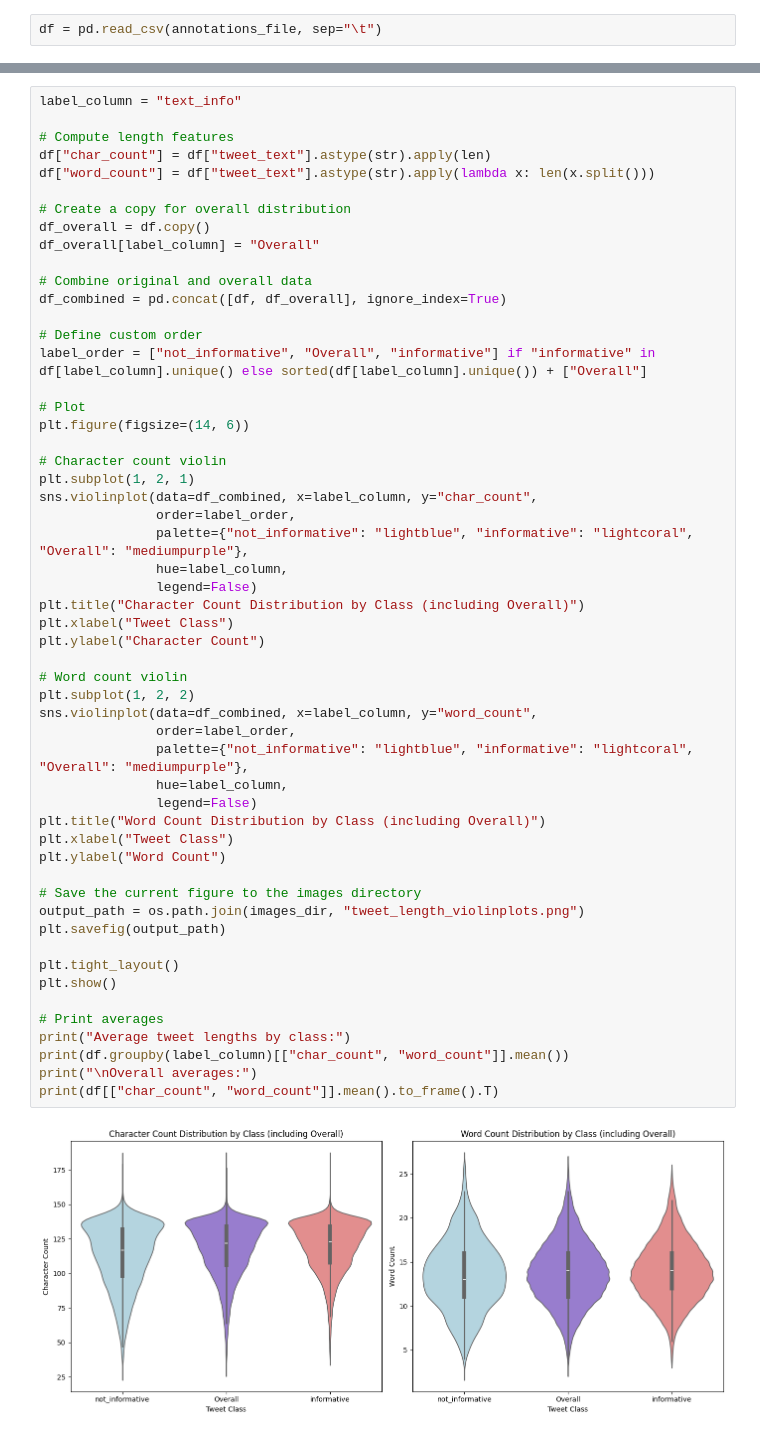
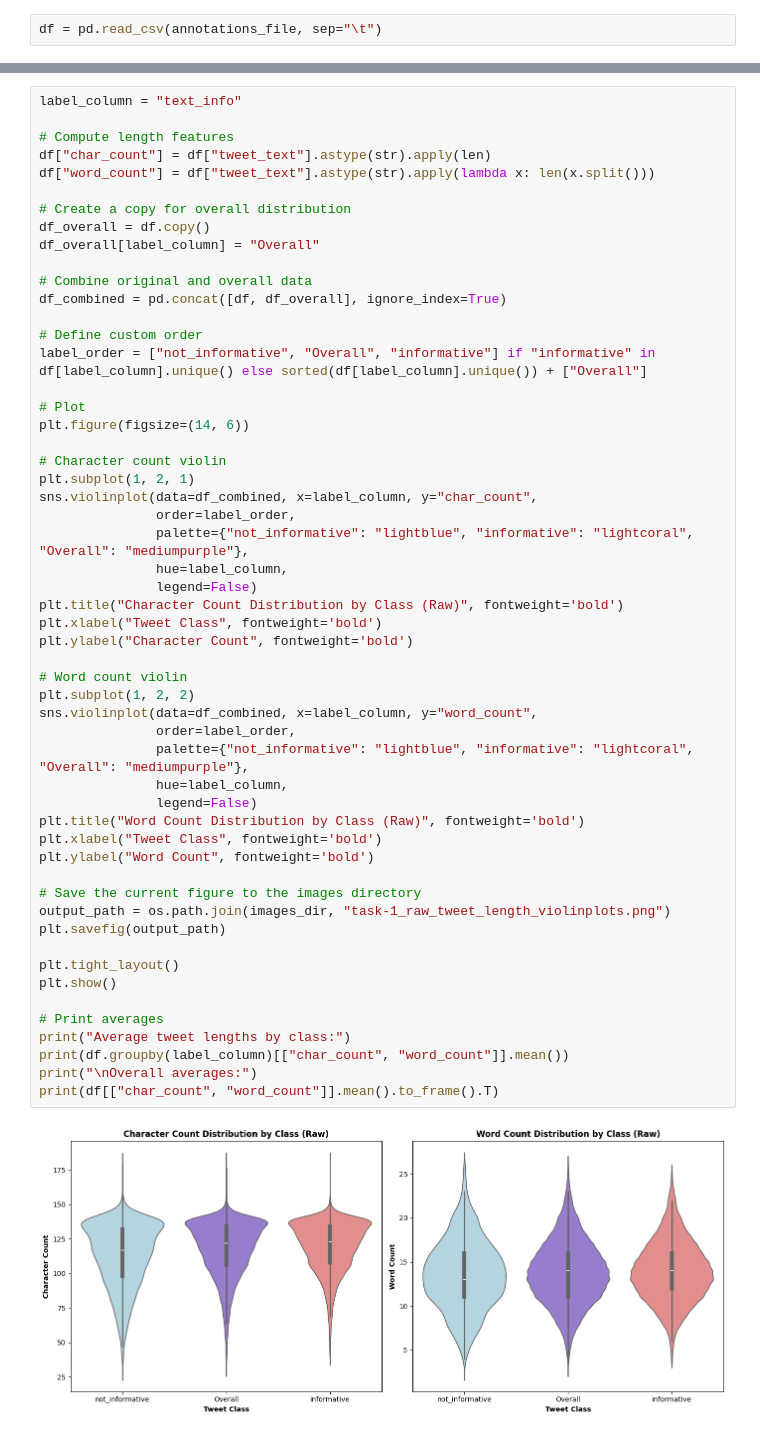
Before and after one commit to andreaceto/multimodal-crisis-classification, a Jupyter notebook: eda/text_analysis.ipynb, the cells around one changed output, grey strips where cells are left out. Cells and saved outputs as stored; diff of their text form.

```diff
--- a/eda/text_analysis.ipynb
+++ b/eda/text_analysis.ipynb
@@ -43,41 +147,41 @@ label_order = ["not_informative", "Overall", "informative"] if "informative" in
 plt.figure(figsize=(14, 6))
 
 # Character count violin
 plt.subplot(1, 2, 1)
 sns.violinplot(data=df_combined, x=label_column, y="char_count",
                order=label_order,
                palette={"not_informative": "lightblue", "informative": "lightcoral", "Overall": "mediumpurple"},
                hue=label_column,
                legend=False)
-plt.title("Character Count Distribution by Class (including Overall)")
-plt.xlabel("Tweet Class")
-plt.ylabel("Character Count")
+plt.title("Character Count Distribution by Class (Raw)", fontweight='bold')
+plt.xlabel("Tweet Class", fontweight='bold')
+plt.ylabel("Character Count", fontweight='bold')
 
 # Word count violin
 plt.subplot(1, 2, 2)
 sns.violinplot(data=df_combined, x=label_column, y="word_count",
                order=label_order,
                palette={"not_informative": "lightblue", "informative": "lightcoral", "Overall": "mediumpurple"},
                hue=label_column,
                legend=False)
-plt.title("Word Count Distribution by Class (including Overall)")
-plt.xlabel("Tweet Class")
-plt.ylabel("Word Count")
+plt.title("Word Count Distribution by Class (Raw)", fontweight='bold')
+plt.xlabel("Tweet Class", fontweight='bold')
+plt.ylabel("Word Count", fontweight='bold')
 
 # Save the current figure to the images directory
-output_path = os.path.join(images_dir, "tweet_length_violinplots.png")
+output_path = os.path.join(images_dir, "task-1_raw_tweet_length_violinplots.png")
 plt.savefig(output_path)
 
 plt.tight_layout()
 plt.show()
 
 # Print averages
 print("Average tweet lengths by class:")
 print(df.groupby(label_column)[["char_count", "word_count"]].mean())
 print("\nOverall averages:")
 print(df[["char_count", "word_count"]].mean().to_frame().T)
 # %% [output]
-[figure, old version]
+[figure, new version]
 Average tweet lengths by class:
                  char_count  word_count
 text_info
```
Also changed, not shown: parts of 59 cells of this notebook, 20 other files.
